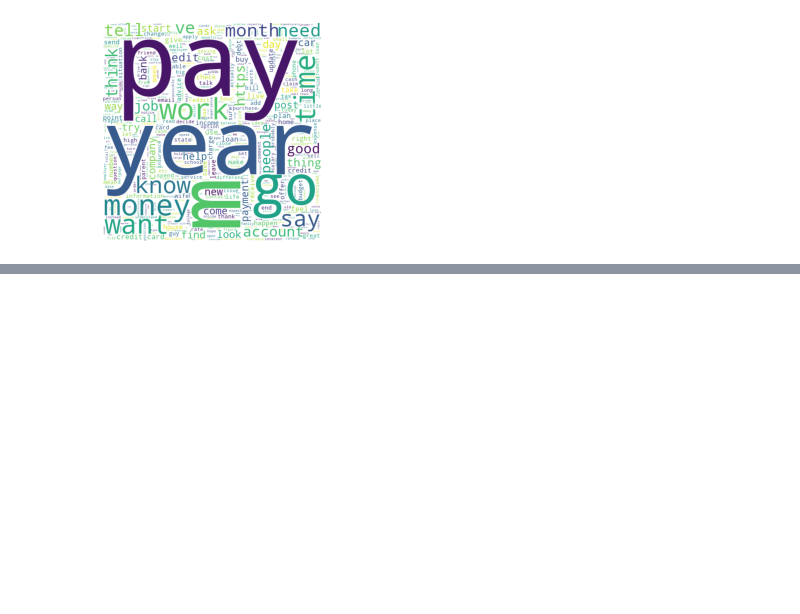
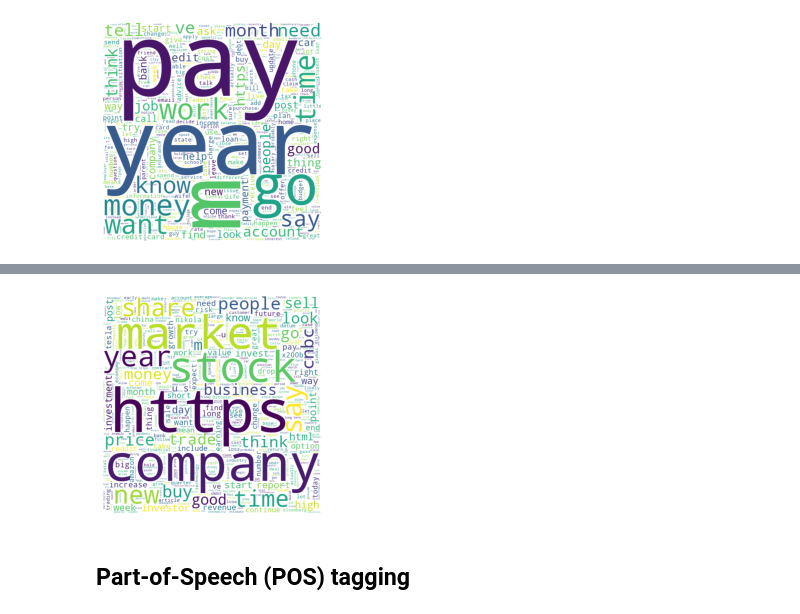
Before and after one commit to jinfei1125/personal-finance, a Jupyter notebook: [Final Project]Content Analysis on People's Personal Finance Concerns Based on Reddit Data.ipynb, the cells around one changed output, grey strips where cells are left out. Cells and saved outputs as stored; diff of their text form; code cells hidden in the pictures; blank space fills up the shorter version.

Commit message:
prepare the second part

```diff
--- a/[Final Project]Content Analysis on People's Personal Finance Concerns Based on Reddit Data.ipynb
+++ b/[Final Project]Content Analysis on People's Personal Finance Concerns Based on Reddit Data.ipynb
@@ -626,0 +662,9 @@ plt.savefig("pf_word_cloud.png", format = 'png')
+# %%
+wc = wordcloud.WordCloud(background_color="white", max_words=500, width= 1000, height = 1000, mode ='RGBA', scale=.5).generate(' '.join(invt_df['normalized_tokens'].sum()))
+plt.imshow(wc)
+plt.axis("off")
+plt.savefig("invt_word_cloud.png", format = 'png')
+# %% [output]
+[figure, added]
+# %% [markdown]
+## Part-of-Speech (POS) tagging
```
Also changed, not shown: parts of 77 cells of this notebook, 2 other files.
